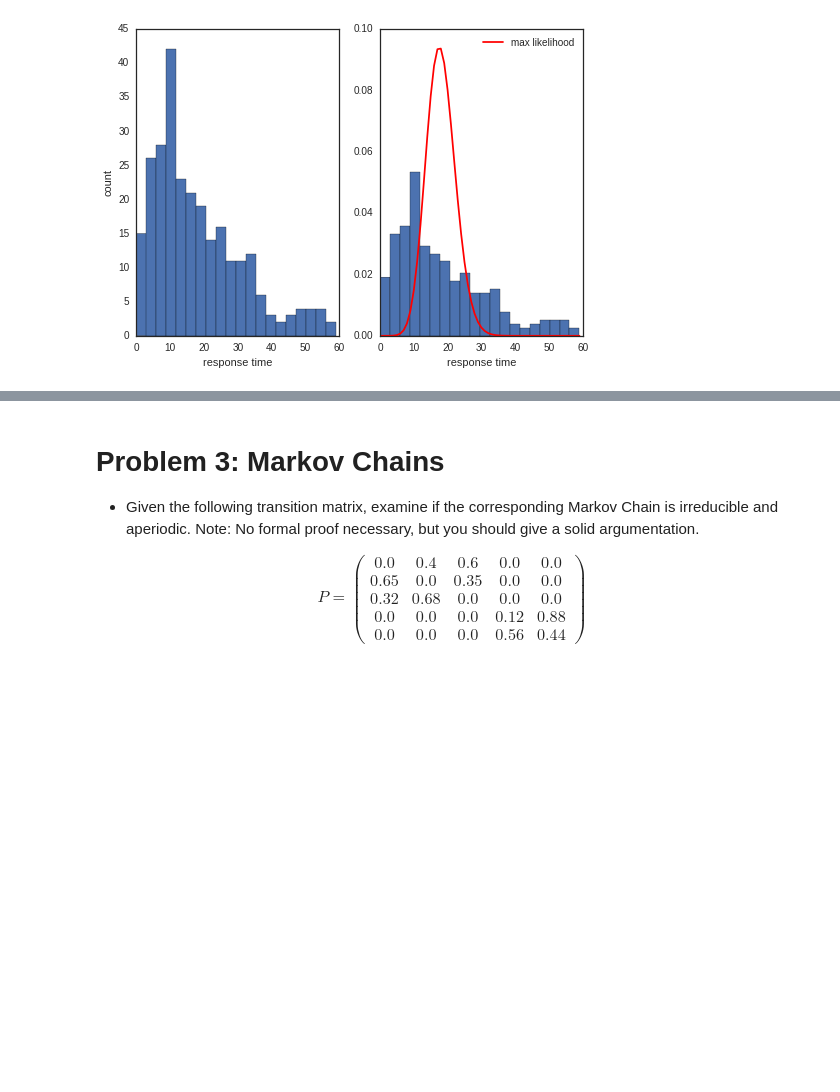
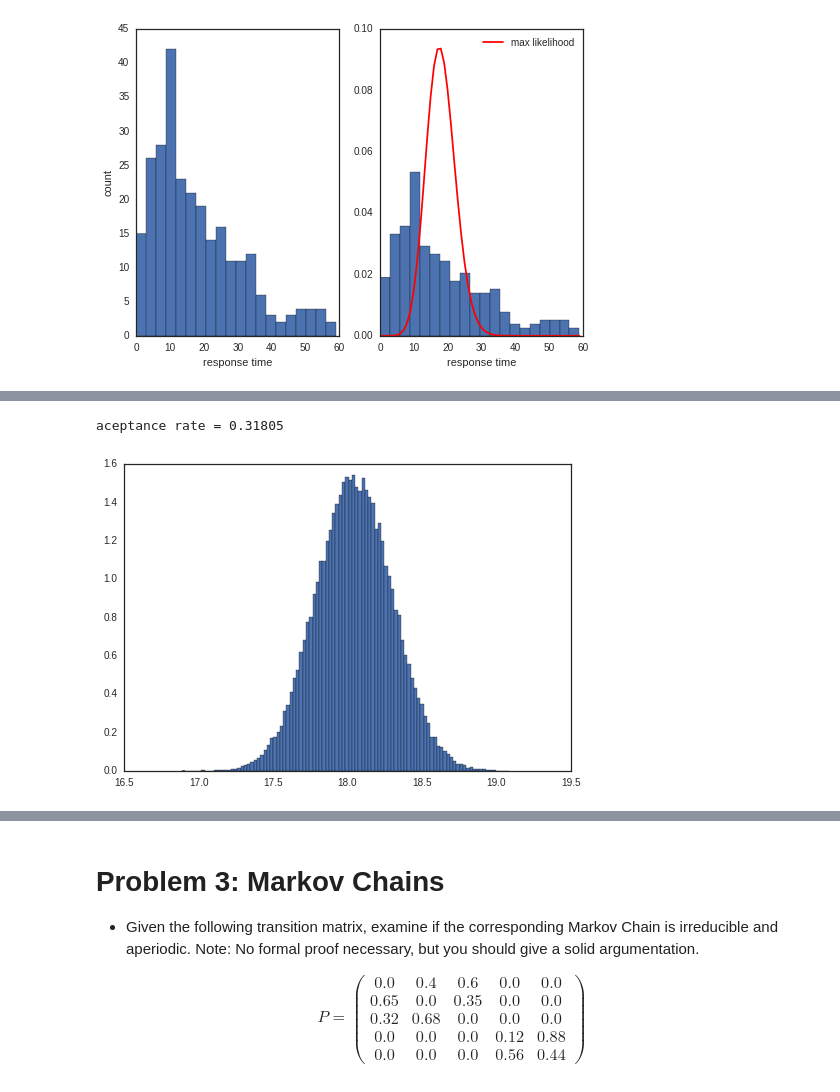
Before and after one commit to kevinchen1000/2016, a Jupyter notebook: Homework/AM207_yufengkevinchen_HW2.ipynb, the cells around one changed output, grey strips where cells are left out. Drawn from its saved outputs; the diff is of its cells as text; code cells hidden in the pictures; blank space fills up the shorter version.

```diff
--- a/Homework/AM207_yufengkevinchen_HW2.ipynb
+++ b/Homework/AM207_yufengkevinchen_HW2.ipynb
@@ -327,0 +354,19 @@ if __name__ =="__main__":
+# %%
+#trace plot and geweke test
+
+#choose step size = 0.95
+step_size = [0.95]
+init_val =[12]
+n_iter = 200000
+trace,acc = metropolis(n_iter,init_val,step_size,doPrint=False)
+print 'aceptance rate =', np.sum(acc)/np.float(n_iter)
+
+#define burn in
+burnin = 10000
+l_data = trace[burnin:,0]
+
+#histogram of alpha
+fig = plt.hist(l_data,bins=100, normed=True)
+# %% [output]
+aceptance rate = 0.31805
+[figure, added]
```
Also changed, not shown: parts of 14 cells of this notebook, 1 other file.
